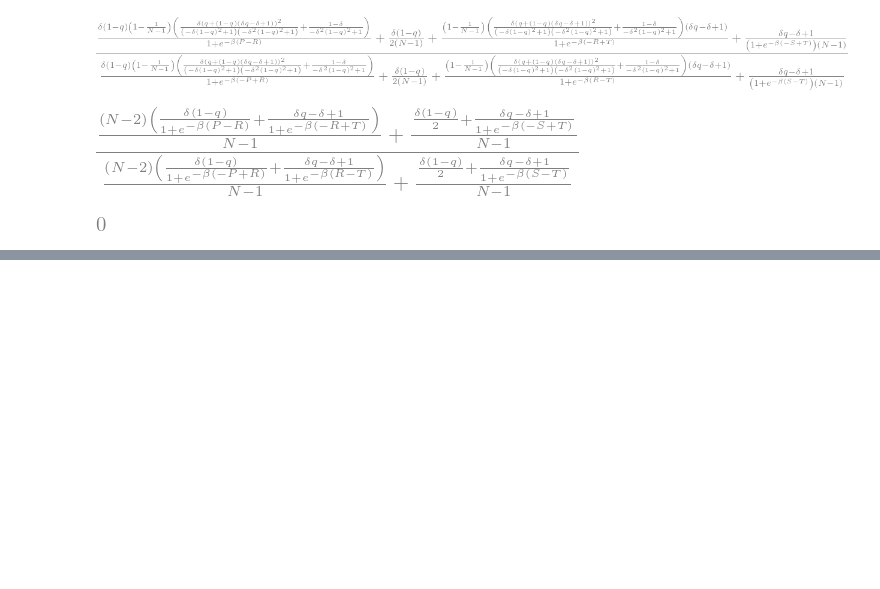
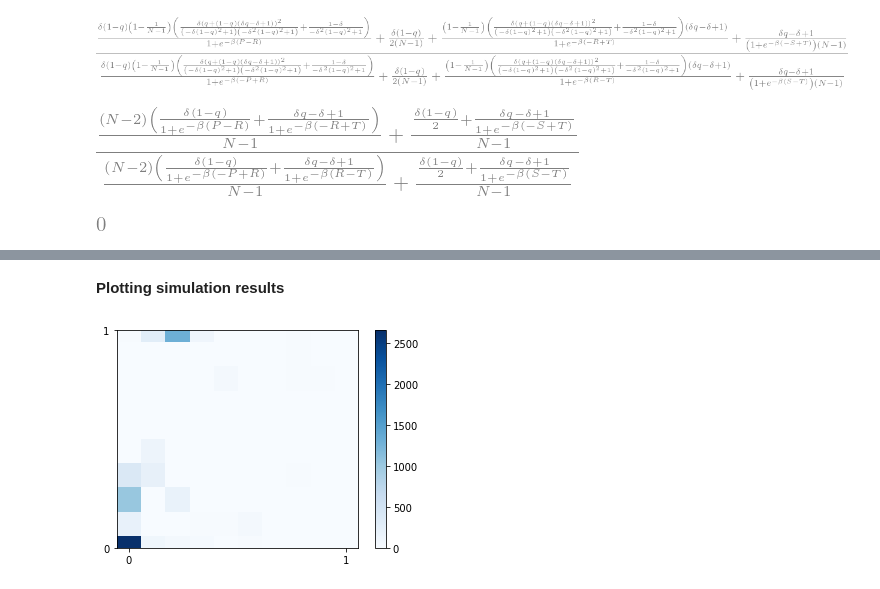
Before and after one commit to Nikoleta-v3/evolution-of-cooperation-with-limited-updating-payoff-memory, a Jupyter notebook: main.ipynb, the cells around one changed output, grey strips where cells are left out. Drawn from its saved outputs; the diff is of its cells as text; code cells hidden in the pictures; blank space fills up the shorter version.

Commit message:
initial commit of the simulation script and some early analysis of the data

```diff
--- a/main.ipynb
+++ b/main.ipynb
@@ -10,4 +10,7 @@ sym.init_printing()
 from importlib.machinery import SourceFileLoader
 
 
-main = SourceFileLoader("main", "src/main.py").load_module()
+evolution = SourceFileLoader("evolution", "src/evolution.py").load_module()
+formulation = SourceFileLoader("formulation", "src/formulation.py").load_module()
+
+simulation = SourceFileLoader("simulation", "src/simulation.py").load_module()
@@ -240,0 +265,27 @@ written_expr
+# %% [markdown]
+**Plotting simulation results**
+# %%
+df = pd.read_csv('expected_payoff_data.csv', header=None)
+# %%
+x, y, weights = simulation._reshape_history(df.values)
+# %%
+cmap = matplotlib.cm.get_cmap('Blues')
+
+heatmap, xedges, yedges = np.histogram2d(x, y, bins=10, weights=weights)
+
+
+fig, ax = plt.subplots()
+cax = ax.imshow(heatmap, cmap=cmap);
+
+max_score = max(weights)
+min_score = min(weights)
+
+ticks = [min_score, (max_score + min_score) / 2, max_score]
+
+fig.colorbar(cax)
+
+plt.ylim(0, len(yedges) - 2), plt.ylim(0, len(yedges) - 2)
+plt.xticks([0, len(xedges) - 2], ["0", "1"])
+plt.yticks([0, len(yedges) - 2], ["0", "1"]);
+# %% [output]
+[figure, added]
```
Also changed, not shown: parts of 46 cells of this notebook, 1 other file.
